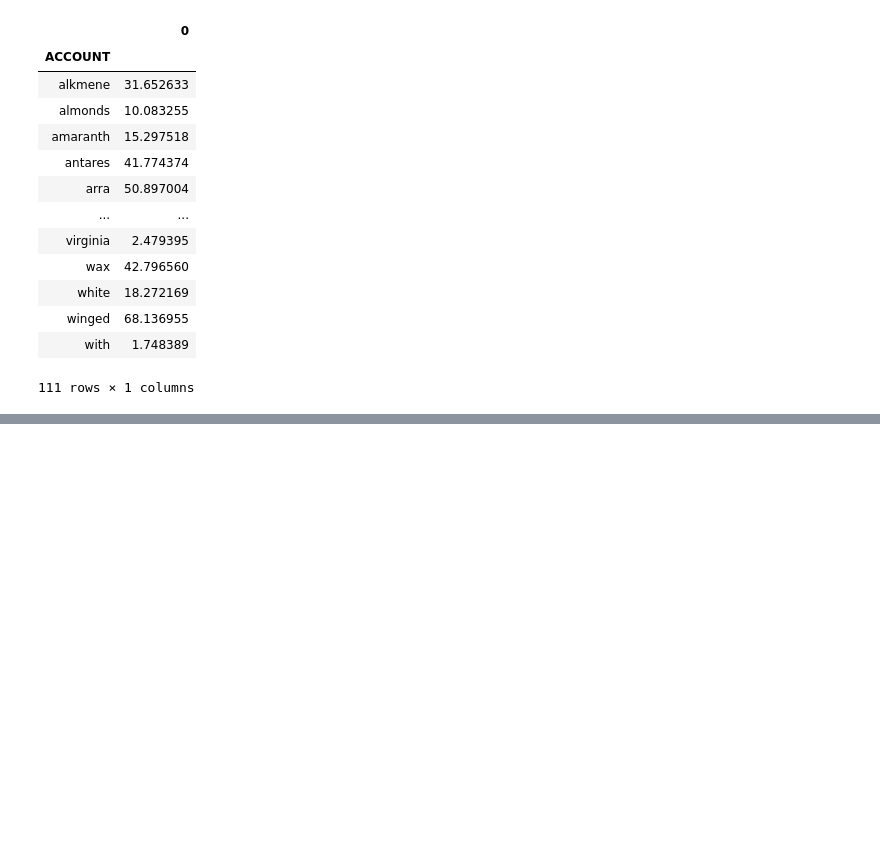
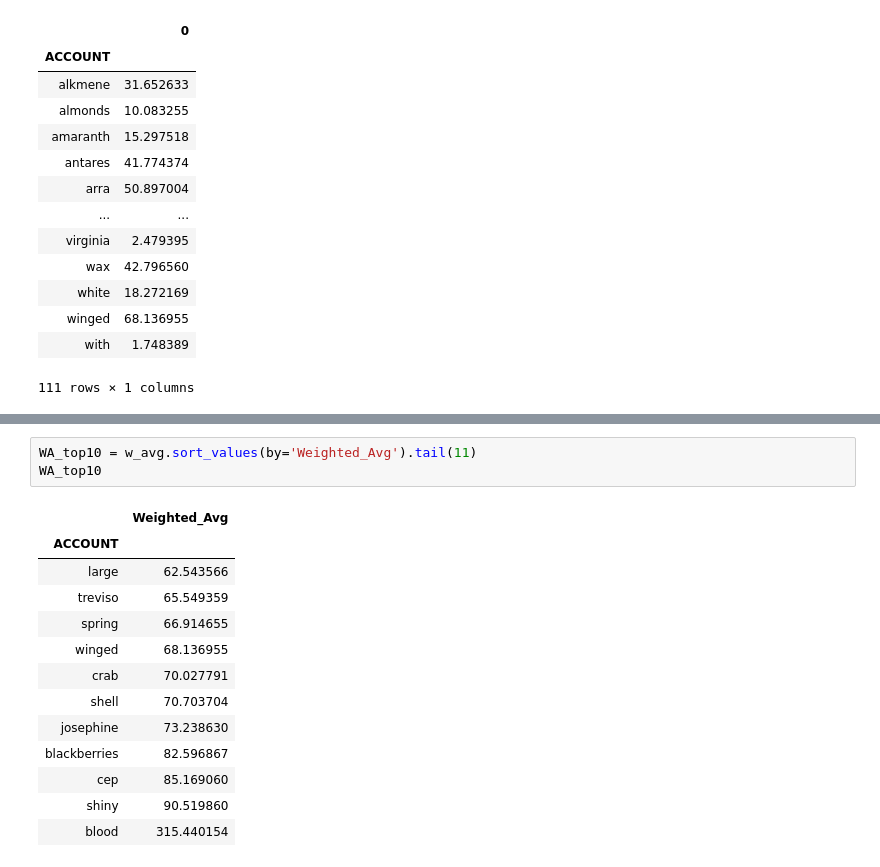
Before and after one commit to Barrett-Rogers/dq2-accre-porcupines, a Jupyter notebook: ACCRE_cleaned_notebook.ipynb, the cells around one changed output, grey strips where cells are left out. Cells and saved outputs as stored; diff of their text form; blank space fills up the shorter version.

```diff
--- a/ACCRE_cleaned_notebook.ipynb
+++ b/ACCRE_cleaned_notebook.ipynb
@@ -446,0 +466,17 @@ w_avg.plot(kind='hist');
+# %%
+WA_top10 = w_avg.sort_values(by='Weighted_Avg').tail(11)
+WA_top10
+# %% [output]
+|  | Weighted_Avg |
+| ACCOUNT |  |
+| large | 62.543566 |
+| treviso | 65.549359 |
+| spring | 66.914655 |
+| winged | 68.136955 |
+| crab | 70.027791 |
+| shell | 70.703704 |
+| josephine | 73.238630 |
+| blackberries | 82.596867 |
+| cep | 85.169060 |
+| shiny | 90.519860 |
+| blood | 315.440154 |
```
Also changed, not shown: parts of 16 cells of this notebook.
